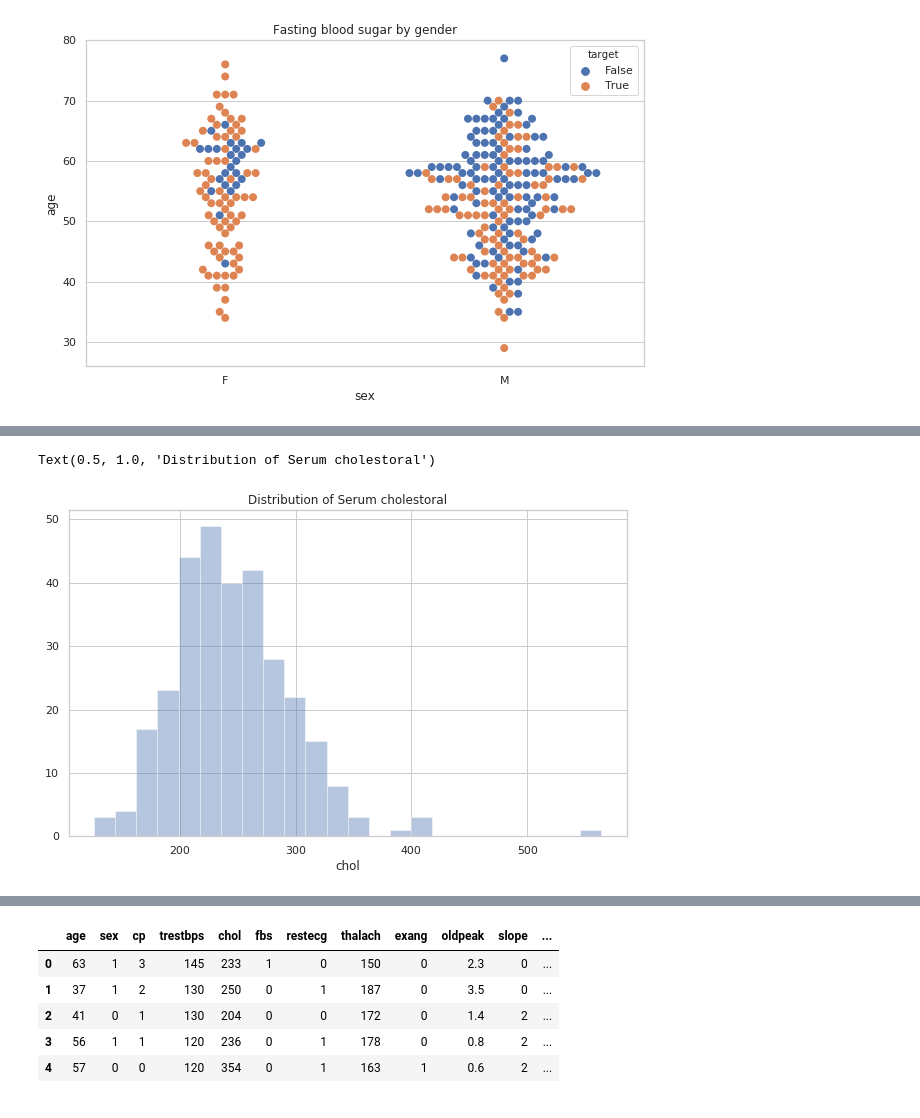
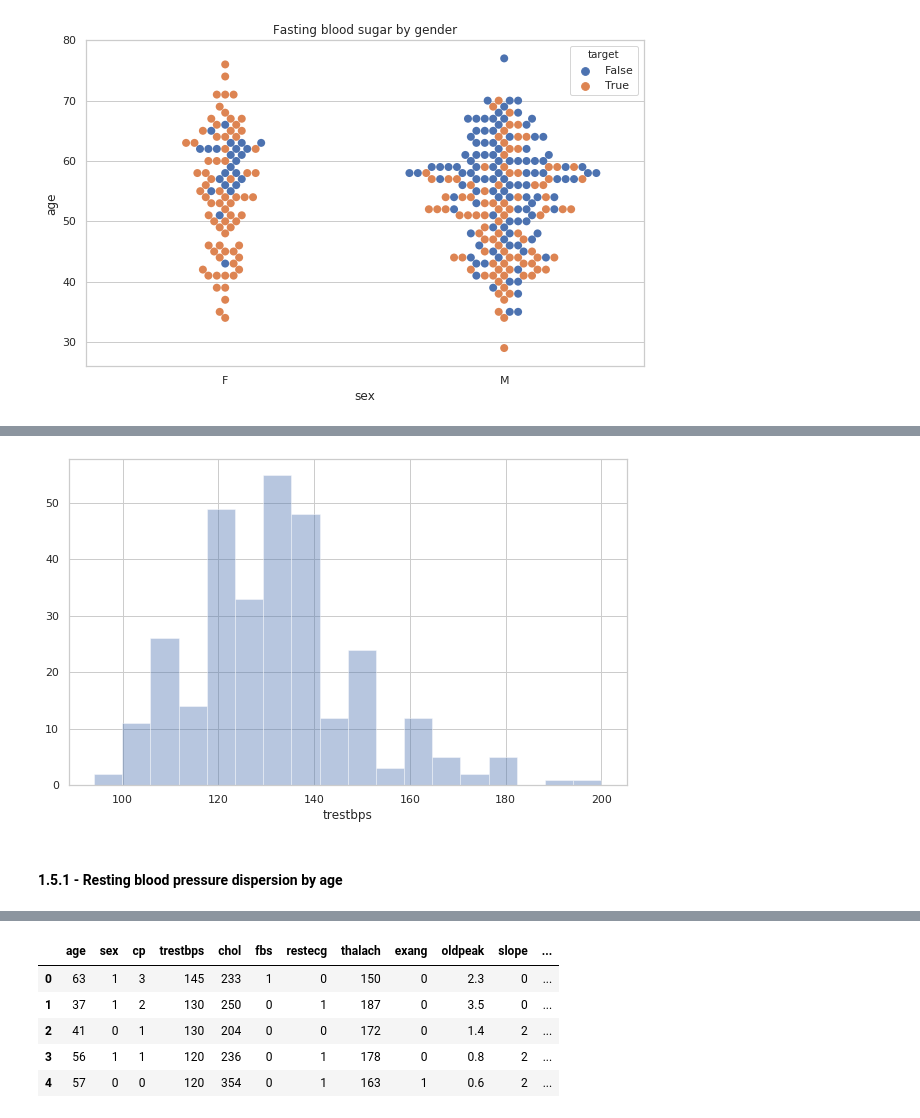
Before and after one commit to caiohenrique12/my-notebooks, a Jupyter notebook: heart_disease.ipynb, the cells around one changed output, grey strips where cells are left out. Saved outputs shown, nothing was run; the diff lists cells and outputs as text; code cells hidden in the pictures.

```diff
--- a/heart_disease.ipynb
+++ b/heart_disease.ipynb
@@ -122,9 +169,9 @@ ax.set_xticklabels(['F', 'M'])
 # %%
 fig, ax = plt.subplots(figsize=(10, 6))
-ax = sns.distplot(df['chol'], kde = False);
-ax.set_title("Distribution of Serum cholestoral")
+ax = sns.distplot(df['trestbps'], kde= False)
 # %% [output]
-Text(0.5, 1.0, 'Distribution of Serum cholestoral')
-[figure, old version]
+[figure, new version]
+# %% [markdown]
+#### 1.5.1 -  Resting blood pressure dispersion by age
 # %%
 fig, ax = plt.subplots(figsize=(10, 6))
```
Also changed, not shown: parts of 61 cells of this notebook, 6 other files.
